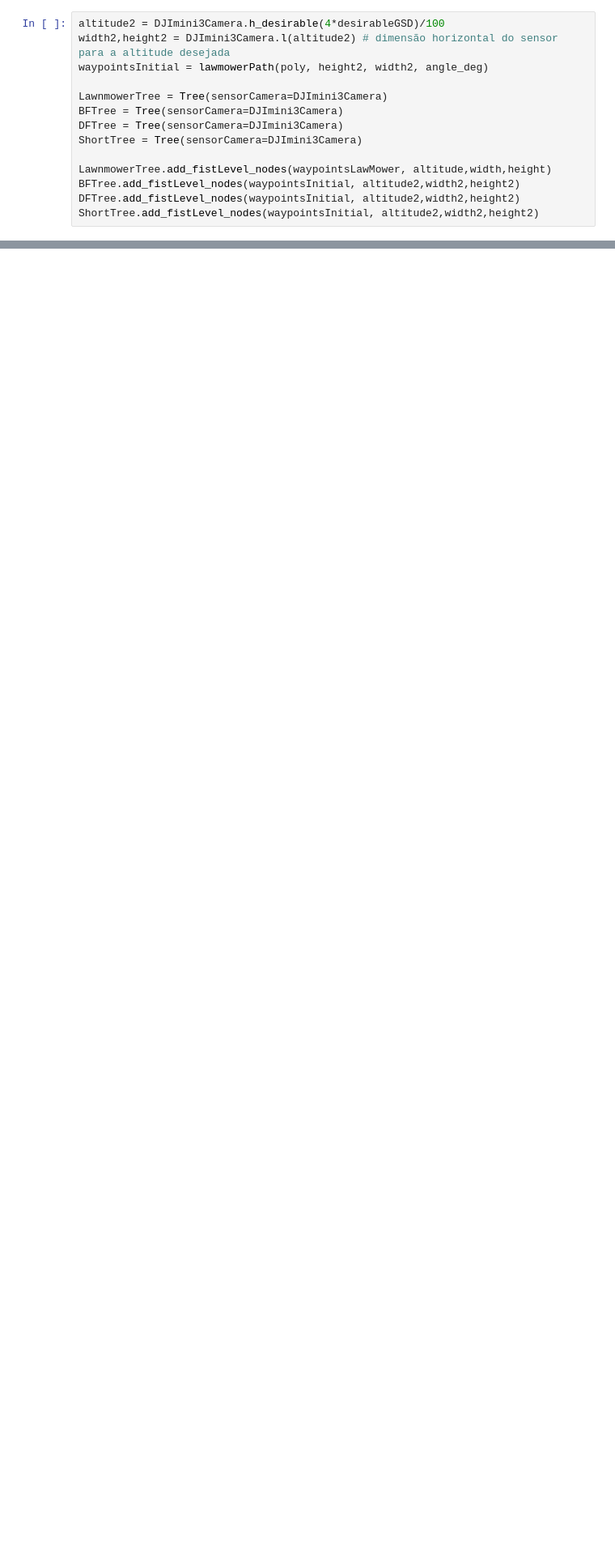
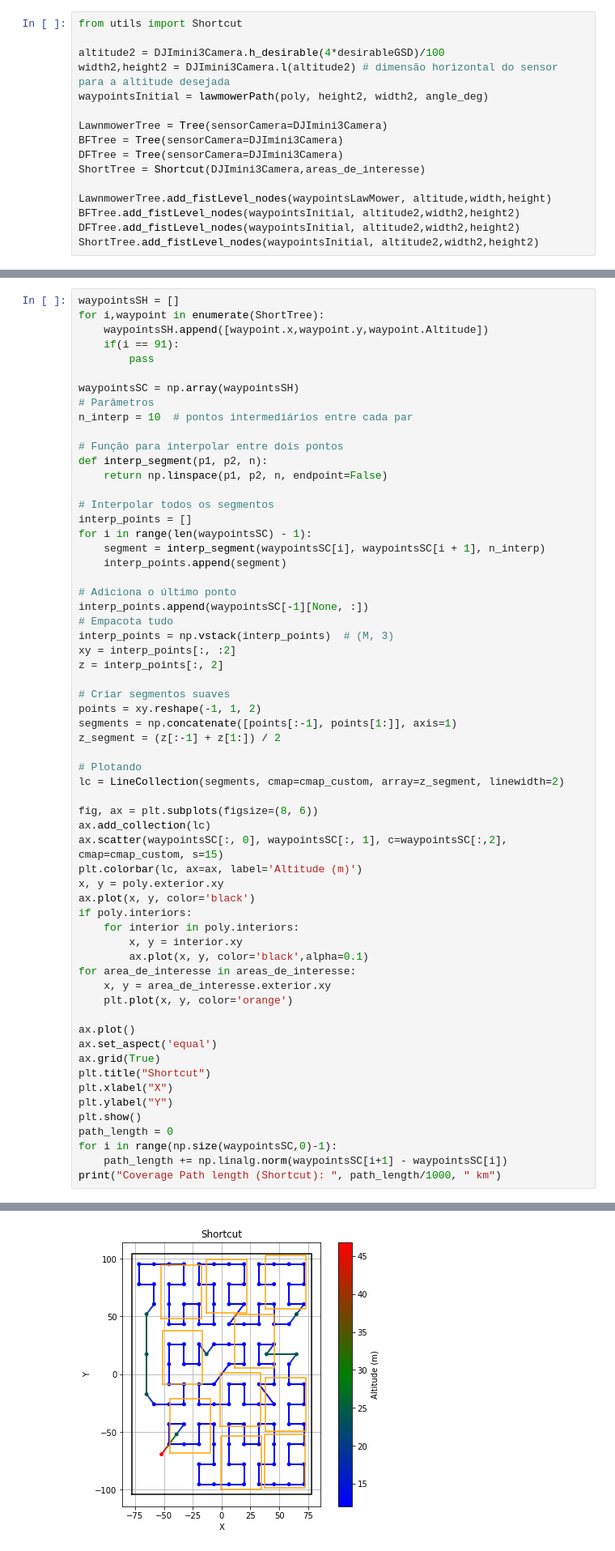
Before and after one commit to David1340/Doutorado_Drone, a Jupyter notebook: Comparacao.ipynb, the cells around one changed output, grey strips where cells are left out. Shown at 81% size. Saved outputs shown, nothing was run; the diff lists cells and outputs as text; blank space fills up the shorter version.

```diff
--- a/Comparacao.ipynb
+++ b/Comparacao.ipynb
@@ -48,5 +48,7 @@ p = 10.0 % interesting
 C = 10 patches
 # %%
+from utils import Shortcut
+
 altitude2 = DJImini3Camera.h_desirable(4*desirableGSD)/100
 width2,height2 = DJImini3Camera.l(altitude2) # dimensão horizontal do sensor para a altitude desejada
 waypointsInitial = lawmowerPath(poly, height2, width2, angle_deg)
@@ -54,7 +56,7 @@ waypointsInitial = lawmowerPath(poly, height2, width2, angle_deg)
 LawnmowerTree = Tree(sensorCamera=DJImini3Camera)
 BFTree = Tree(sensorCamera=DJImini3Camera)
 DFTree = Tree(sensorCamera=DJImini3Camera)
-ShortTree = Tree(sensorCamera=DJImini3Camera)
+ShortTree = Shortcut(DJImini3Camera,areas_de_interesse)
 
 LawnmowerTree.add_fistLevel_nodes(waypointsLawMower, altitude,width,height)
 BFTree.add_fistLevel_nodes(waypointsInitial, altitude2,width2,height2)
@@ -287,0 +318,62 @@ Coverage Path length (Breadth First):  1.9209359237275272  km
+# %%
+waypointsSH = []
+for i,waypoint in enumerate(ShortTree):
+    waypointsSH.append([waypoint.x,waypoint.y,waypoint.Altitude])
+    if(i == 91):
+        pass
+
+waypointsSC = np.array(waypointsSH)
+# Parâmetros
+n_interp = 10  # pontos intermediários entre cada par
+
+# Função para interpolar entre dois pontos
+def interp_segment(p1, p2, n):
+    return np.linspace(p1, p2, n, endpoint=False)
+
+# Interpolar todos os segmentos
+interp_points = []
+for i in range(len(waypointsSC) - 1):
+    segment = interp_segment(waypointsSC[i], waypointsSC[i + 1], n_interp)
+    interp_points.append(segment)
+
+# Adiciona o último ponto
+interp_points.append(waypointsSC[-1][None, :])
+# Empacota tudo
+interp_points = np.vstack(interp_points)  # (M, 3)
+xy = interp_points[:, :2]
+z = interp_points[:, 2]
+
+# Criar segmentos suaves
+points = xy.reshape(-1, 1, 2)
+segments = np.concatenate([points[:-1], points[1:]], axis=1)
+z_segment = (z[:-1] + z[1:]) / 2
+
+# Plotando
+lc = LineCollection(segments, cmap=cmap_custom, array=z_segment, linewidth=2)
+
+fig, ax = plt.subplots(figsize=(8, 6))
+ax.add_collection(lc)
+ax.scatter(waypointsSC[:, 0], waypointsSC[:, 1], c=waypointsSC[:,2], cmap=cmap_custom, s=15)
+plt.colorbar(lc, ax=ax, label='Altitude (m)')
+x, y = poly.exterior.xy
+ax.plot(x, y, color='black')
+if poly.interiors:
+    for interior in poly.interiors:
+        x, y = interior.xy
+        ax.plot(x, y, color='black',alpha=0.1)
+for area_de_interesse in areas_de_interesse:
+    x, y = area_de_interesse.exterior.xy
+    plt.plot(x, y, color='orange')
+
+ax.plot()
+ax.set_aspect('equal')
+ax.grid(True)
+plt.title("Shortcut")
+plt.xlabel("X")
+plt.ylabel("Y")
+plt.show()
+path_length = 0
+for i in range(np.size(waypointsSC,0)-1):
+    path_length += np.linalg.norm(waypointsSC[i+1] - waypointsSC[i])
+print("Coverage Path length (Shortcut): ", path_length/1000, " km")
+# %% [output]
@@ -287,0 +398 @@ Coverage Path length (Breadth First):  1.9209359237275272  km
+[figure, added]
```
Also changed, not shown: parts of 7 cells of this notebook, 1 other file.
